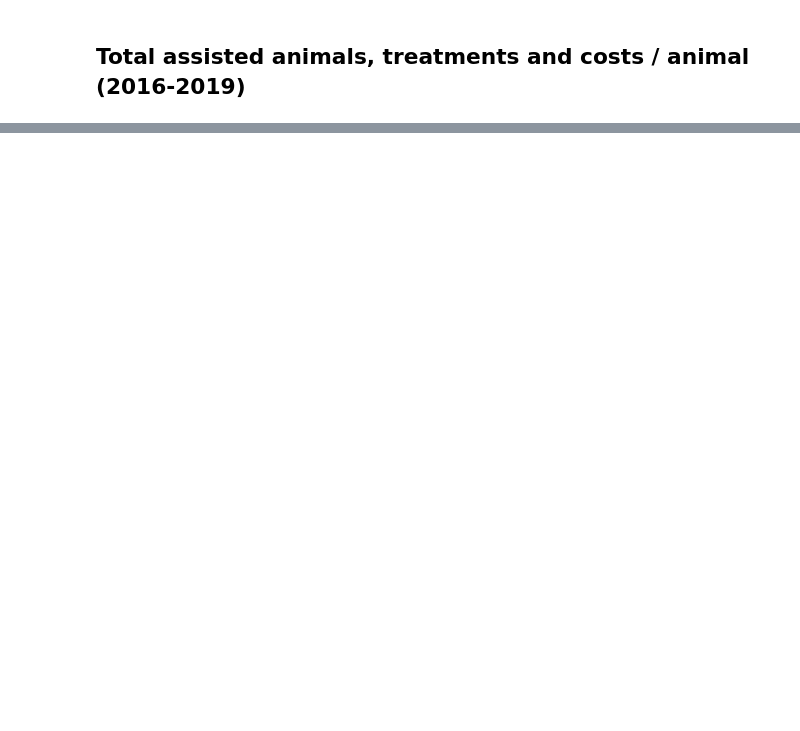
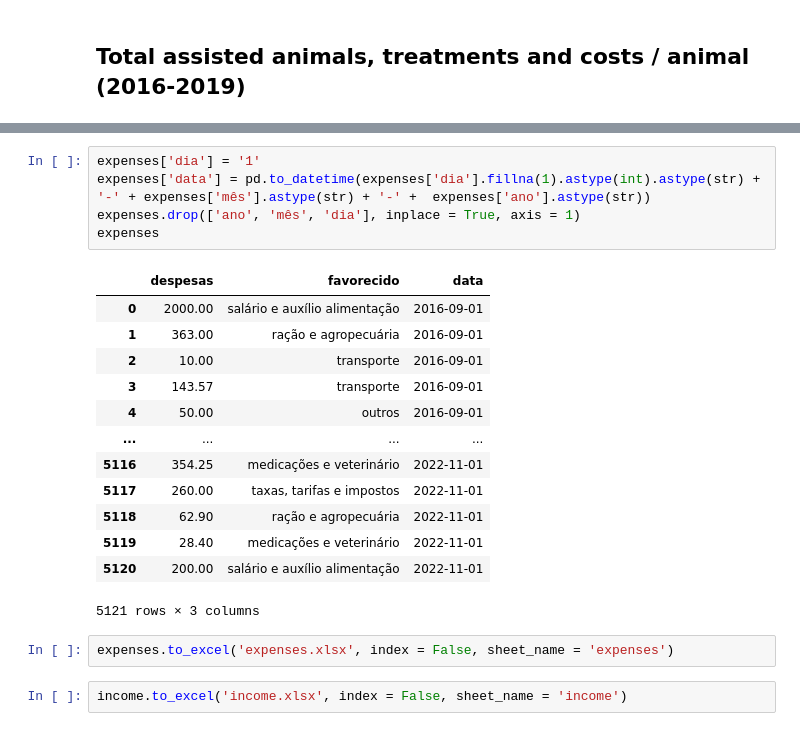
Before and after one commit to vdechen/DataAnalysis_NGO, a Jupyter notebook: Data cleaning and analysis.ipynb, the cells around one changed output, grey strips where cells are left out. Cells and saved outputs as stored; diff of their text form; blank space fills up the shorter version.

```diff
--- a/Data cleaning and analysis.ipynb
+++ b/Data cleaning and analysis.ipynb
@@ -359,0 +382,23 @@ expenses16_19['despesas'].sum()/4/1026
+# %%
+expenses['dia'] = '1'
+expenses['data'] = pd.to_datetime(expenses['dia'].fillna(1).astype(int).astype(str) + '-' + expenses['mês'].astype(str) + '-' +  expenses['ano'].astype(str))
+expenses.drop(['ano', 'mês', 'dia'], inplace = True, axis = 1)
+expenses
+# %% [output]
+|  | despesas | favorecido | data |
+| 0 | 2000.00 | salário e auxílio alimentação | 2016-09-01 |
+| 1 | 363.00 | ração e agropecuária | 2016-09-01 |
+| 2 | 10.00 | transporte | 2016-09-01 |
+| 3 | 143.57 | transporte | 2016-09-01 |
+| 4 | 50.00 | outros | 2016-09-01 |
+| ... | ... | ... | ... |
+| 5116 | 354.25 | medicações e veterinário | 2022-11-01 |
+| 5117 | 260.00 | taxas, tarifas e impostos | 2022-11-01 |
+| 5118 | 62.90 | ração e agropecuária | 2022-11-01 |
+| 5119 | 28.40 | medicações e veterinário | 2022-11-01 |
+| 5120 | 200.00 | salário e auxílio alimentação | 2022-11-01 |
+5121 rows × 3 columns
+# %%
+expenses.to_excel('expenses.xlsx', index = False, sheet_name = 'expenses')
+# %%
+income.to_excel('income.xlsx', index = False, sheet_name = 'income')
```
Also changed, not shown: parts of 29 cells of this notebook, 6 other files.
